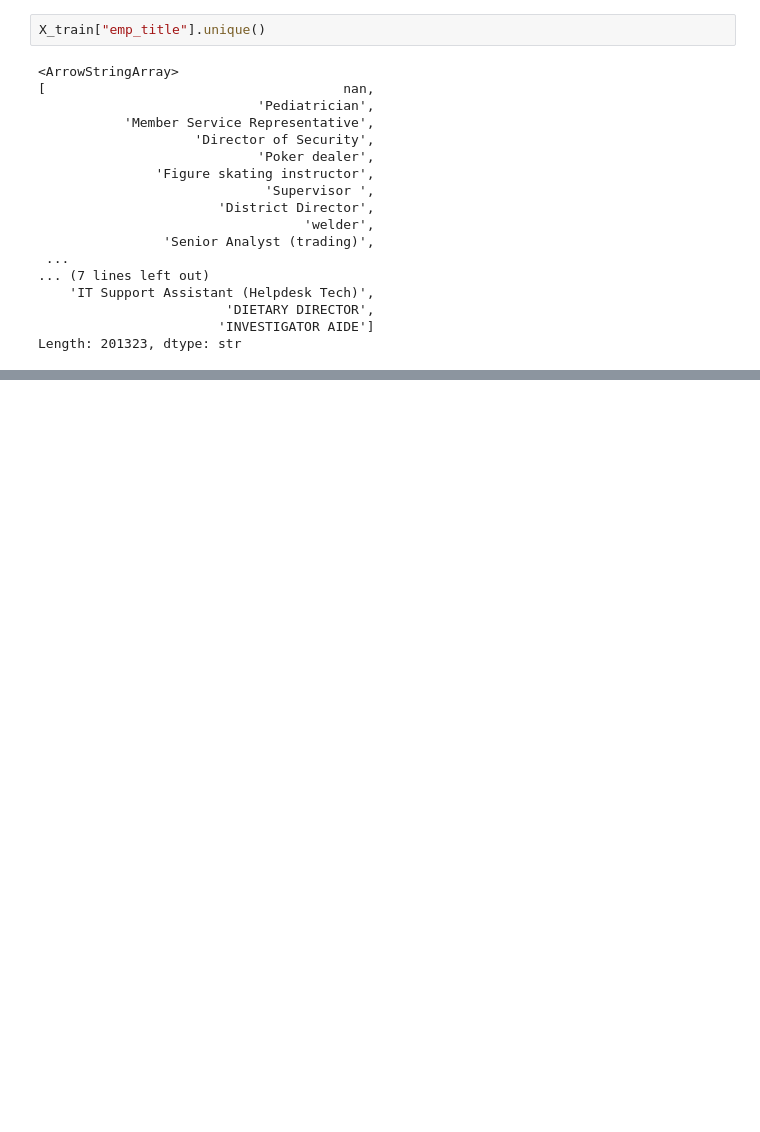
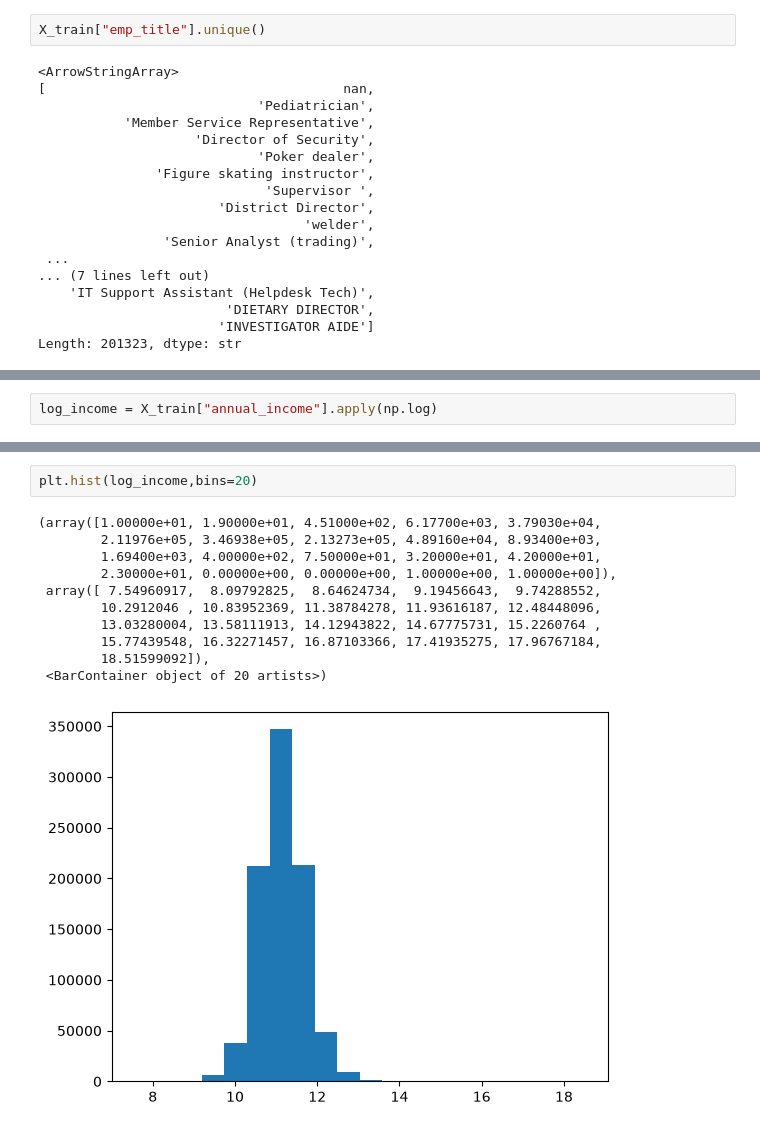
Before and after one commit to alexalvarezds/credit-risk, a Jupyter notebook: notebooks/01-cleaning-data-preparation.ipynb, the cells around one changed output, grey strips where cells are left out. Cells and saved outputs as stored; diff of their text form; blank space fills up the shorter version.

```diff
--- a/notebooks/01-cleaning-data-preparation.ipynb
+++ b/notebooks/01-cleaning-data-preparation.ipynb
@@ -577,0 +693,2 @@ X_test.drop("emp_title",axis=1,inplace=True)
+# %%
+log_income = X_train["annual_income"].apply(np.log)
@@ -577,0 +715,14 @@ X_test.drop("emp_title",axis=1,inplace=True)
+# %%
+plt.hist(log_income,bins=20)
+# %% [output]
+(array([1.00000e+01, 1.90000e+01, 4.51000e+02, 6.17700e+03, 3.79030e+04,
+        2.11976e+05, 3.46938e+05, 2.13273e+05, 4.89160e+04, 8.93400e+03,
+        1.69400e+03, 4.00000e+02, 7.50000e+01, 3.20000e+01, 4.20000e+01,
+        2.30000e+01, 0.00000e+00, 0.00000e+00, 1.00000e+00, 1.00000e+00]),
+ array([ 7.54960917,  8.09792825,  8.64624734,  9.19456643,  9.74288552,
+        10.2912046 , 10.83952369, 11.38784278, 11.93616187, 12.48448096,
+        13.03280004, 13.58111913, 14.12943822, 14.67775731, 15.2260764 ,
+        15.77439548, 16.32271457, 16.87103366, 17.41935275, 17.96767184,
+        18.51599092]),
+ <BarContainer object of 20 artists>)
+[figure, added]
```
Also changed, not shown: parts of 131 cells of this notebook.
